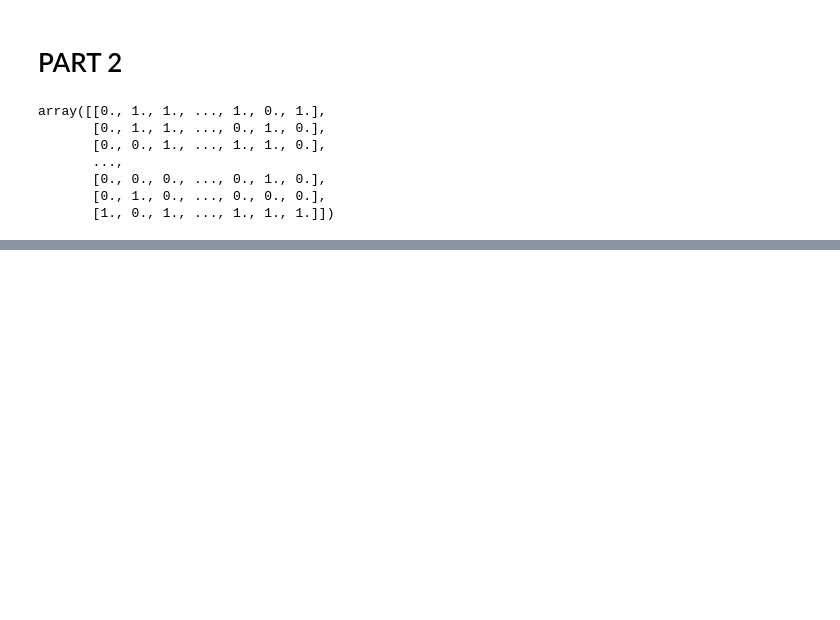
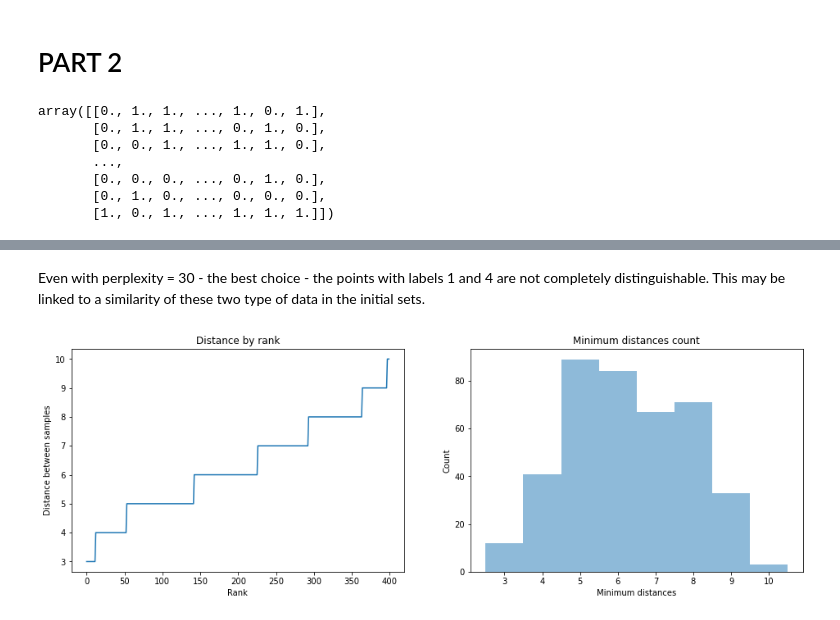
Before and after one commit to LorenzoBuriola/LoCP_moduleB, a Jupyter notebook: Week4/FPGheArt_exercise4.ipynb, the cells around one changed output, grey strips where cells are left out. Saved outputs shown, nothing was run; the diff lists cells and outputs as text; code cells hidden in the pictures; blank space fills up the shorter version.

```diff
--- a/Week4/FPGheArt_exercise4.ipynb
+++ b/Week4/FPGheArt_exercise4.ipynb
@@ -157,0 +180,30 @@ array([[0., 1., 1., ..., 1., 0., 1.],
+# %% [markdown]
+Even with perplexity = 30 - the best choice - the points with labels 1 and 4 are not completely distinguishable. This may be linked to a similarity of these two type of data in the initial sets.
+# %%
+x = pd.DataFrame(x)
+x
+
+x_min_dist = []
+for i in x.index:
+    x_min_dist.append(np.abs(((x.drop(i)-x.loc[i]))).sum(axis = 1).min())
+
+
+
+fig,ax = plt.subplots(1,2,figsize = (16,5))
+x_min_dist.sort()
+ax[0].plot(x_min_dist)
+ax[0].set_xlabel("Rank")
+ax[0].set_ylabel("Distance between samples")
+ax[0].set_title("Distance by rank")
+ax[1].hist(x_min_dist, bins = np.arange(3,12)-.5, alpha = 0.5)
+ax[1].set_xlabel("Minimum distances")
+ax[1].set_ylabel("Count")
+ax[1].set_title("Minimum distances count")
+plt.show()
+# plt.hist(x_min_dist, bins = 7, alpha = 0.5)
+# plt.xlabel("Minimum distances")
+# plt.ylabel("Count")
+# plt.title("Minimum distances count")
+# plt.show()
+# %% [output]
+[figure, added]
```
Also changed, not shown: parts of 10 cells of this notebook.
